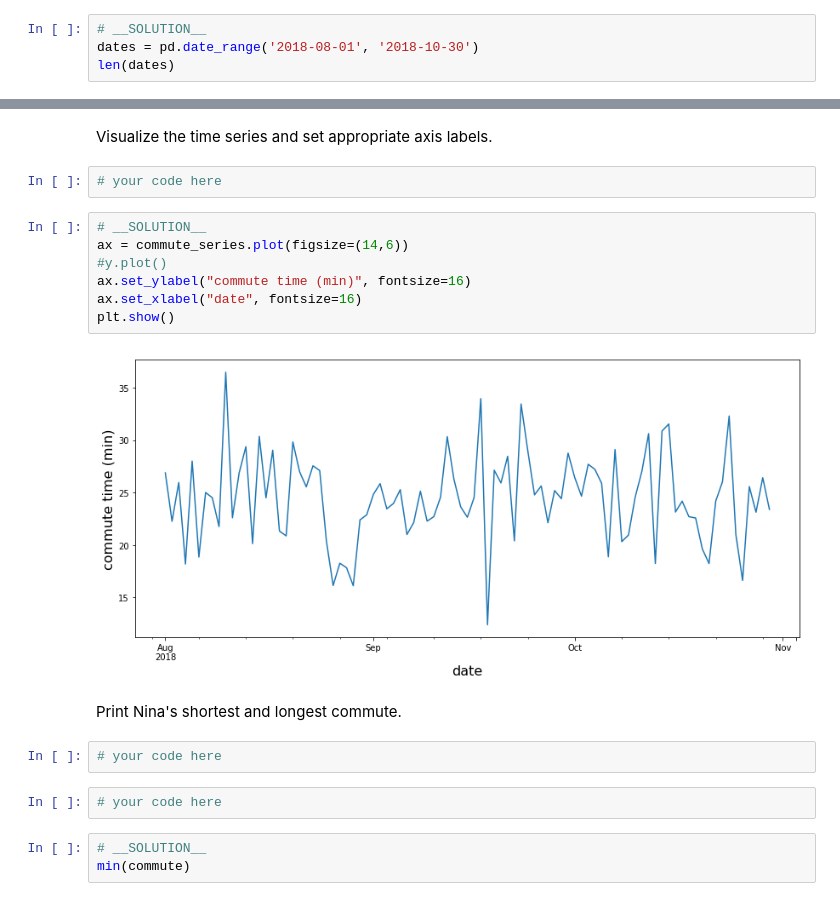
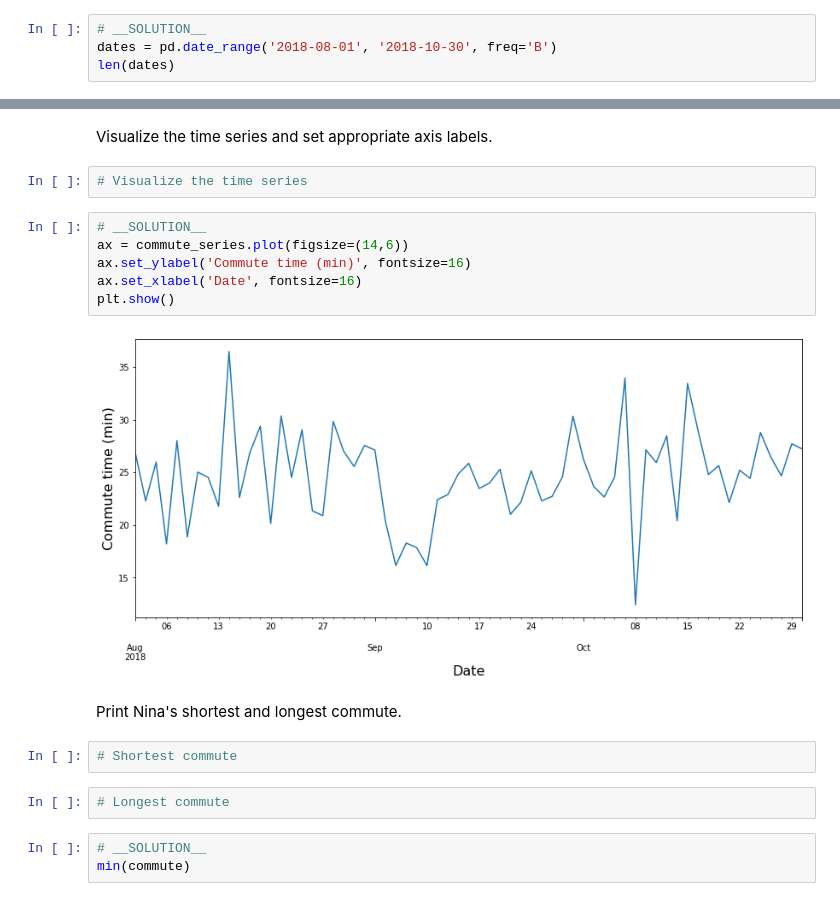
Before and after one commit to learn-co-curriculum/dsc-basic-time-series-models-lab, a Jupyter notebook: index.ipynb, the cells around one changed output, grey strips where cells are left out. Saved outputs shown, nothing was run; the diff lists cells and outputs as text.

```diff
--- a/index.ipynb
+++ b/index.ipynb
@@ -39,5 +44,5 @@ Create the dates. You can do this using `pd.date_range`, more info [here](https:
 # %%
 # __SOLUTION__
-dates = pd.date_range('2018-08-01', '2018-10-30')
+dates = pd.date_range('2018-08-01', '2018-10-30', freq='B')
 len(dates)
 # %% [output]
@@ -58,23 +65,22 @@ Create a time series with the dates and the commute times.
 commute_series = pd.Series(commute, index=dates)
 # %% [markdown]
 Visualize the time series and set appropriate axis labels.
-# %%
-# your code here
+# %%
+# Visualize the time series
 # %%
 # __SOLUTION__
 ax = commute_series.plot(figsize=(14,6))
-#y.plot()
-ax.set_ylabel("commute time (min)", fontsize=16)
-ax.set_xlabel("date", fontsize=16)
+ax.set_ylabel('Commute time (min)', fontsize=16)
+ax.set_xlabel('Date', fontsize=16)
 plt.show()
 # %% [output]
-[figure, old version]
+[figure, new version]
 # %% [markdown]
 Print Nina's shortest and longest commute.
-# %%
-# your code here
-# %%
-# your code here
+# %%
+# Shortest commute
+# %%
+# Longest commute
 # %%
 # __SOLUTION__
 min(commute)
```
Also changed, not shown: parts of 63 cells of this notebook.
